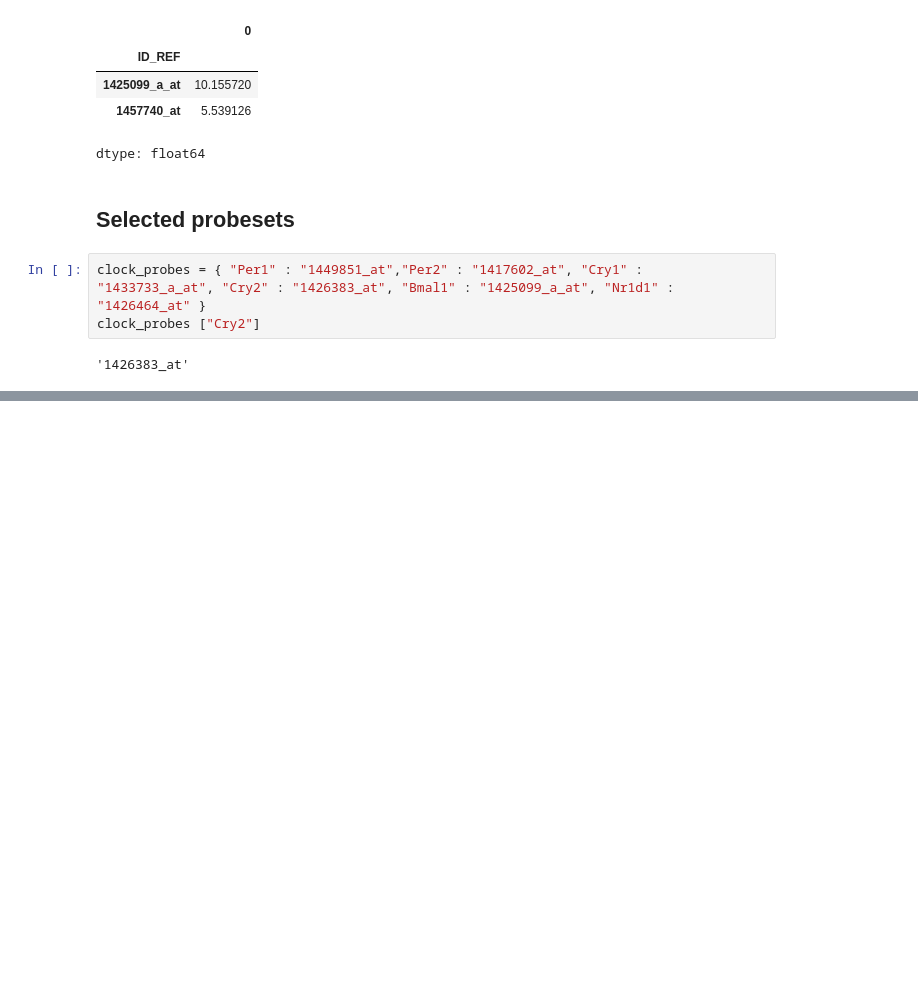
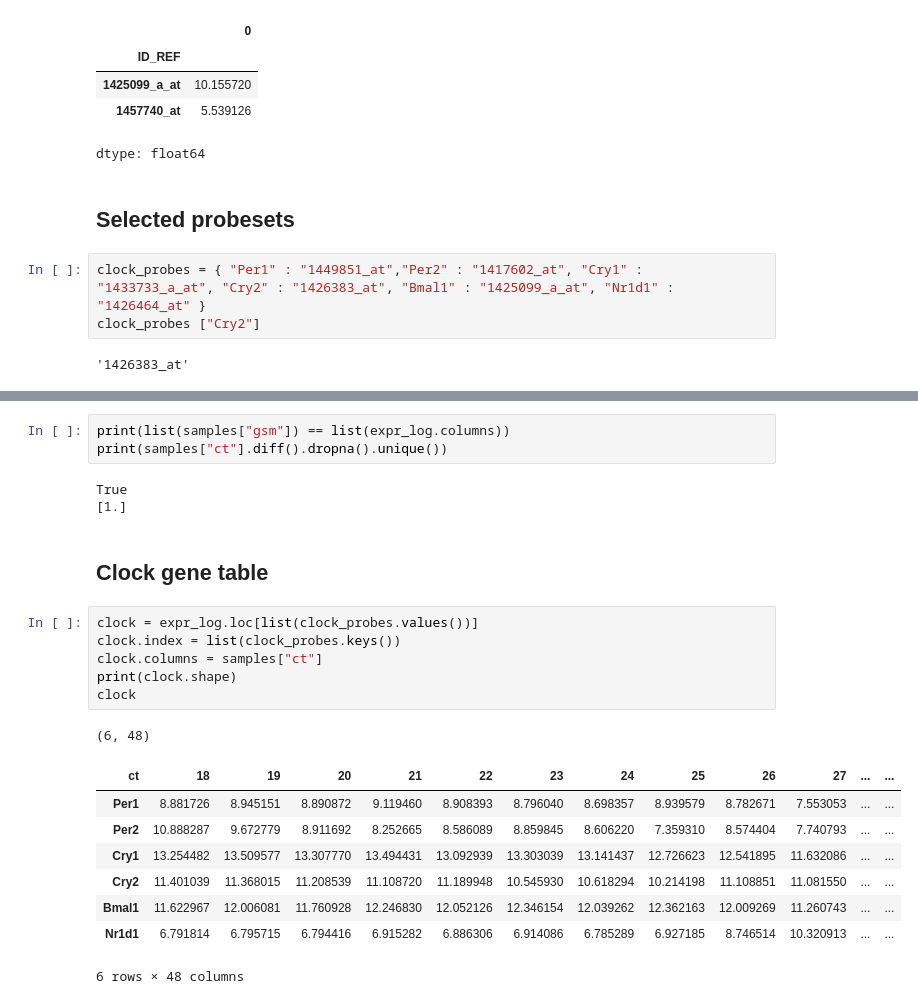
Before and after one commit to Sezemr/Circadian-Rhythm-Detection-, a Jupyter notebook: 01_setup_and_data.ipynb, the cells around one changed output, grey strips where cells are left out. Cells and saved outputs as stored; diff of their text form; blank space fills up the shorter version.

```diff
--- a/01_setup_and_data.ipynb
+++ b/01_setup_and_data.ipynb
@@ -186,0 +218,24 @@ clock_probes ["Cry2"]
+# %%
+print(list(samples["gsm"]) == list(expr_log.columns))
+print(samples["ct"].diff().dropna().unique())
+# %% [output]
+True
+[1.]
+# %% [markdown]
+## Clock gene table
+# %%
+clock = expr_log.loc[list(clock_probes.values())]
+clock.index = list(clock_probes.keys())
+clock.columns = samples["ct"]
+print(clock.shape)
+clock
+# %% [output]
+(6, 48)
+| ct | 18 | 19 | 20 | 21 | 22 | 23 | 24 | 25 | 26 | 27 | ... | ... |
+| Per1 | 8.881726 | 8.945151 | 8.890872 | 9.119460 | 8.908393 | 8.796040 | 8.698357 | 8.939579 | 8.782671 | 7.553053 | ... | ... |
+| Per2 | 10.888287 | 9.672779 | 8.911692 | 8.252665 | 8.586089 | 8.859845 | 8.606220 | 7.359310 | 8.574404 | 7.740793 | ... | ... |
+| Cry1 | 13.254482 | 13.509577 | 13.307770 | 13.494431 | 13.092939 | 13.303039 | 13.141437 | 12.726623 | 12.541895 | 11.632086 | ... | ... |
+| Cry2 | 11.401039 | 11.368015 | 11.208539 | 11.108720 | 11.189948 | 10.545930 | 10.618294 | 10.214198 | 11.108851 | 11.081550 | ... | ... |
+| Bmal1 | 11.622967 | 12.006081 | 11.760928 | 12.246830 | 12.052126 | 12.346154 | 12.039262 | 12.362163 | 12.009269 | 11.260743 | ... | ... |
+| Nr1d1 | 6.791814 | 6.795715 | 6.794416 | 6.915282 | 6.886306 | 6.914086 | 6.785289 | 6.927185 | 8.746514 | 10.320913 | ... | ... |
+6 rows × 48 columns
```
Also changed, not shown: parts of 8 cells of this notebook.
